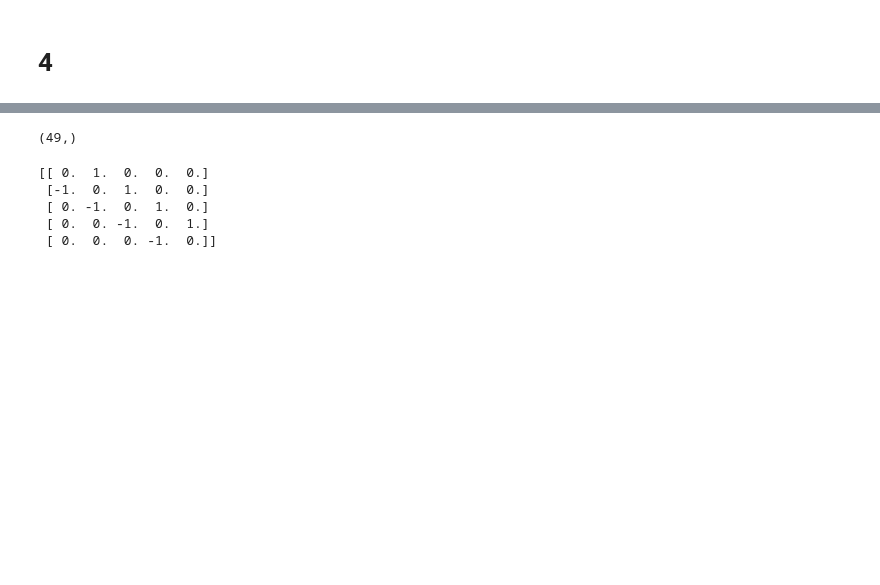
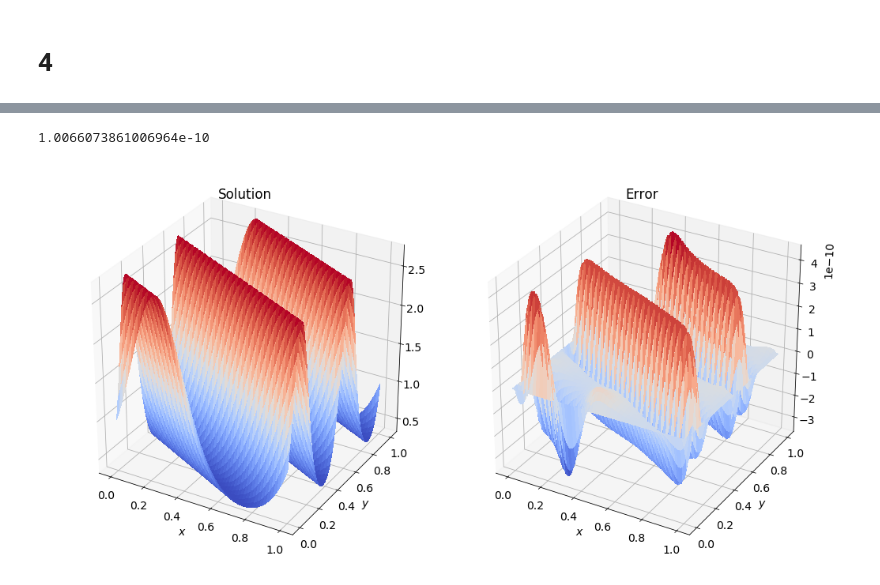
Before and after one commit to shawsa/m567, a Jupyter notebook: hw04.ipynb, the cells around one changed output, grey strips where cells are left out. Drawn from its saved outputs; the diff is of its cells as text; code cells hidden in the pictures; blank space fills up the shorter version.

```diff
--- a/hw04.ipynb
+++ b/hw04.ipynb
@@ -114,15 +138,5 @@ plt.show()
 # %% [markdown]
 # 4
-# %%
-def fd2_poisson_compact(forcing, boundary, a, b, m):
-    bndry = np.linspace(a,b,m+2, endpoint=True)
-    X,Y = np.meshgrid(bndry, bndry)
-    h = (b-a)/(m+1)
-    us = np.zeros((m+2,m+2))
-    us[0]    = boundary(a*np.ones(m+2), bndry)
-    us[-1]   = boundary(b*np.ones(m+2), bndry)
-    us[:,0]  = boundary(bndry, a*np.ones(m+2))
-    us[:,-1] = boundary(bndry, b*np.ones(m+2))
 # %%
 def forcing(x,y):
     temp = 2*np.pi*(x+2*y)
@@ -130,3 +144,4 @@ def forcing(x,y):
 
 def boundary(x,y):
     return np.exp(np.sin(2*np.pi*(x+2*y)))
+exact = boundary
@@ -189,12 +147,0 @@ plt.show()
-# %%
-rhs.shape
-# %% [output]
-(49,)
-# %%
-print(sp.diags([[-1]*6, [0]*6, [1]*6], [-1, 0, 1], shape=(5,5)).todense())
-# %% [output]
-[[ 0.  1.  0.  0.  0.]
- [-1.  0.  1.  0.  0.]
- [ 0. -1.  0.  1.  0.]
- [ 0.  0. -1.  0.  1.]
- [ 0.  0.  0. -1.  0.]]
@@ -200,0 +197,36 @@ print(sp.diags([[-1]*6, [0]*6, [1]*6], [-1, 0, 1], shape=(5,5)).todense())
+# %%
+k = 10
+a, b = 0, 1
+
+m = 2**k-1
+xs = np.linspace(a,b,m+2, endpoint=True)
+X,Y = np.meshgrid(xs,xs)
+us = fd2_poisson_compact(forcing, boundary, a, b, m)
+us_exact = exact(X,Y)
+# %%
+error = la.norm((us-us_exact).flatten())/la.norm(us_exact.flatten())
+print(error)
+
+fig = plt.figure(figsize=(18,9))
+ax1 = fig.add_subplot(1,2,1, projection='3d')
+#surf1 =
+ax1.plot_surface(X,Y,us, cmap=cm.coolwarm, linewidth=0, antialiased=False)
+ax1.set_xlabel('$x$')
+ax1.set_ylabel('$y$')
+ax1.set_title('Solution')
+#fig.colorbar(surf)
+#plt.show()
+
+#fig = plt.figure(figsize=(6,6))
+ax2 = fig.add_subplot(1,2,2, projection='3d')
+#surf2 =
+ax2.plot_surface(X,Y,us-us_exact, cmap=cm.coolwarm, linewidth=0, antialiased=False)
+ax2.set_xlabel('$x$')
+ax2.set_ylabel('$y$')
+ax2.set_title('Error')
+#fig.colorbar(surf)
+plt.subplots_adjust(wspace=0)
+plt.show()
+# %% [output]
+1.0066073861006964e-10
+[figure, added]
```
Also changed, not shown: parts of 21 cells of this notebook, 9 other files.
